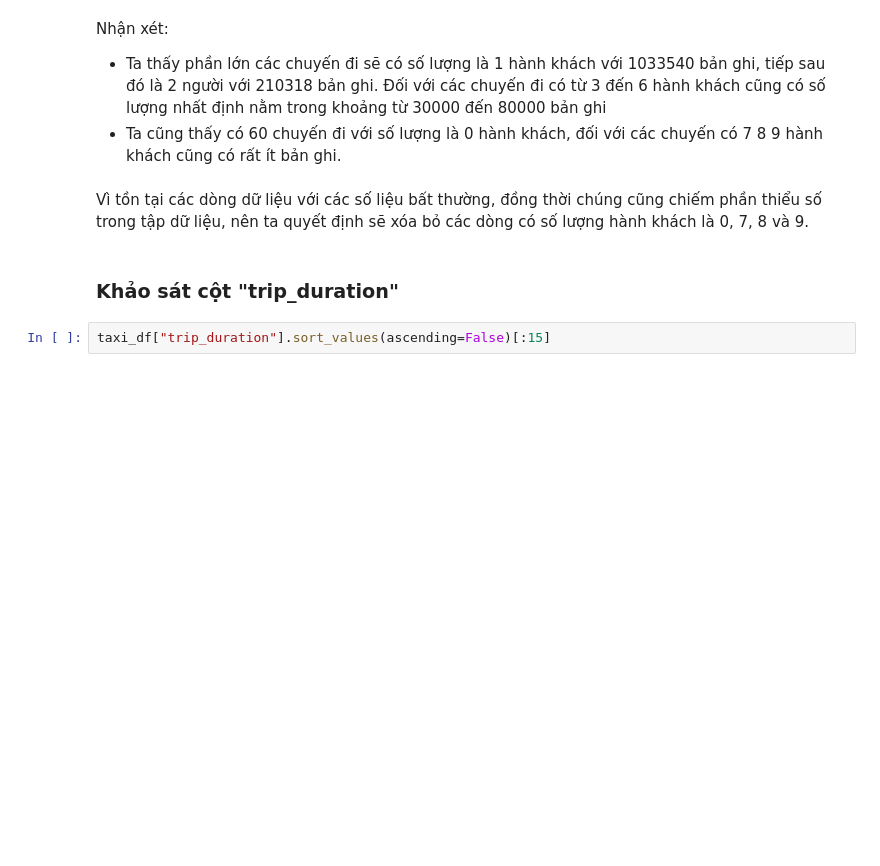
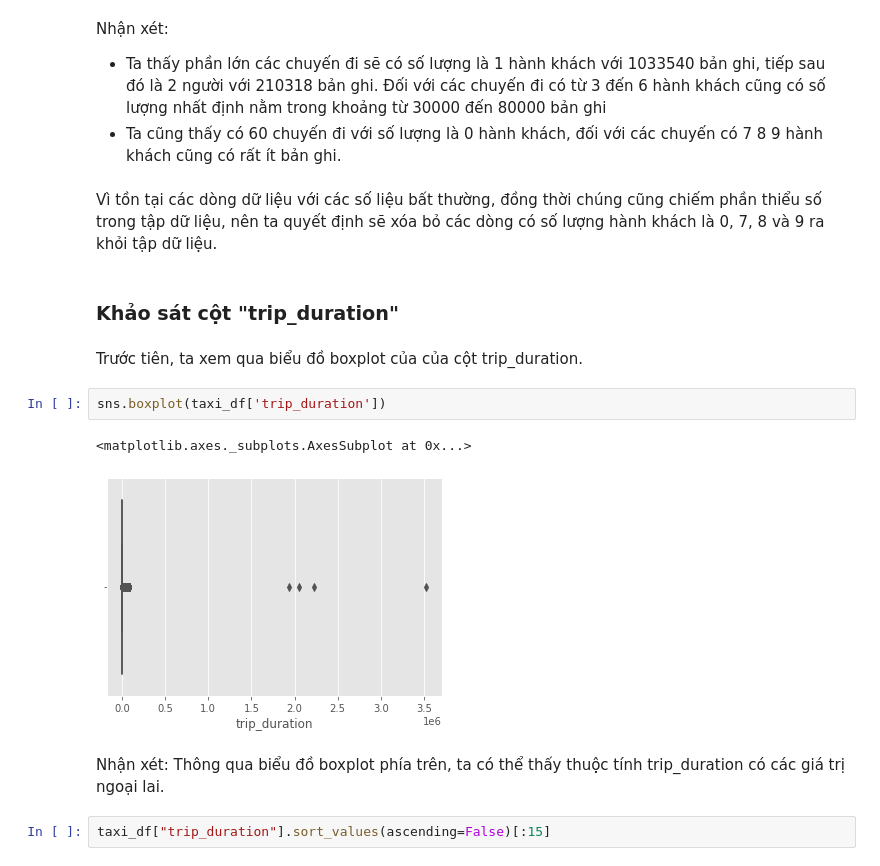
Before and after one commit to trunghq0205/Python4DS, a Jupyter notebook: final_project_report.ipynb, the cells around one changed output. Saved outputs shown, nothing was run; the diff lists cells and outputs as text; blank space fills up the shorter version.

```diff
--- a/final_project_report.ipynb
+++ b/final_project_report.ipynb
@@ -261,9 +286,18 @@ Nhận xét:
 - Ta thấy phần lớn các chuyến đi sẽ có số lượng là 1 hành khách với 1033540 bản ghi, tiếp sau đó là 2 người với 210318 bản ghi. Đối với các chuyến đi có từ 3 đến 6 hành khách cũng có số lượng nhất định nằm trong khoảng từ 30000 đến 80000 bản ghi
 - Ta cũng thấy có 60 chuyến đi với số lượng là 0 hành khách, đối với các chuyến có 7 8 9 hành khách cũng có rất ít bản ghi.
 # %% [markdown]
-Vì tồn tại các dòng dữ liệu với các số liệu bất thường, đồng thời chúng cũng chiếm phần thiểu số trong tập dữ liệu, nên ta quyết định sẽ xóa bỏ các dòng có số lượng hành khách là 0, 7, 8 và 9.
+Vì tồn tại các dòng dữ liệu với các số liệu bất thường, đồng thời chúng cũng chiếm phần thiểu số trong tập dữ liệu, nên ta quyết định sẽ xóa bỏ các dòng có số lượng hành khách là 0, 7, 8 và 9 ra khỏi tập dữ liệu.
 # %% [markdown]
 ### Khảo sát cột "trip_duration"
+# %% [markdown]
+Trước tiên, ta xem qua biểu đồ boxplot của của cột trip_duration.
+# %%
+sns.boxplot(taxi_df['trip_duration'])
+# %% [output]
+<matplotlib.axes._subplots.AxesSubplot at 0x...>
+[figure, added]
+# %% [markdown]
+Nhận xét: Thông qua biểu đồ boxplot phía trên, ta có thể thấy thuộc tính trip_duration có các giá trị ngoại lai.
 # %%
 taxi_df["trip_duration"].sort_values(ascending=False)[:15]
 # %% [output]
```
Also changed, not shown: parts of 33 cells of this notebook.
